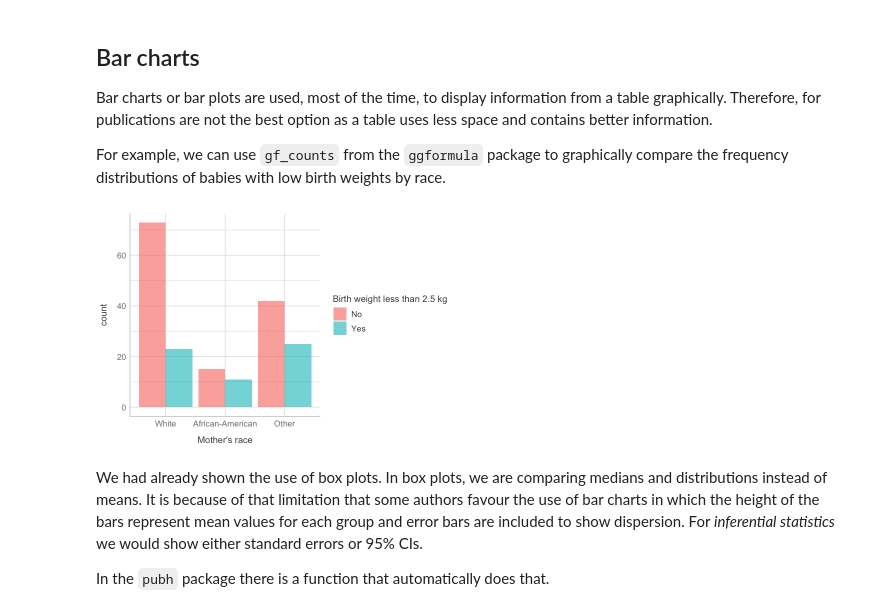
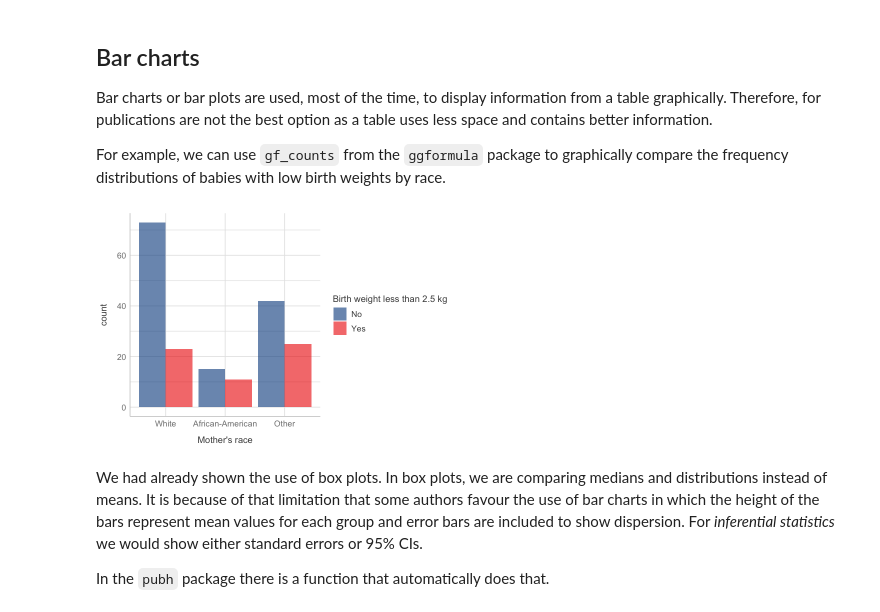
Before and after one commit to josie-athens/LabBook, a Jupyter notebook: graphical.ipynb, the cells around one changed output. Cells and saved outputs as stored; diff of their text form; code cells hidden in the pictures.

```diff
--- a/graphical.ipynb
+++ b/graphical.ipynb
@@ -879,11 +887,11 @@ For example, we can use `gf_counts` from the `ggformula` package to graphically
 # %%
 #| label: fig-fig36
 #| fig-cap: "Distribution of lower birth weights by race."
 birthwt |>
   gf_counts(~ race, fill = ~ low, position = "dodge", alpha = 0.6) |>
-  gf_refine(jama)
+  gf_refine(ggsci::scale_fill_lancet())
 # %% [output]
-[figure, old version]
+[figure, new version]
 # %% [markdown]
 We had already shown the use of box plots. In box plots, we are comparing medians and distributions instead of means. It is because of that limitation that some authors favour the use of bar charts in which the height of the bars represent mean values for each group and error bars are included to show dispersion. For *inferential statistics* we would show either standard errors or 95% CIs.
 
```
Also changed, not shown: parts of 16 cells of this notebook, 9 other files.
